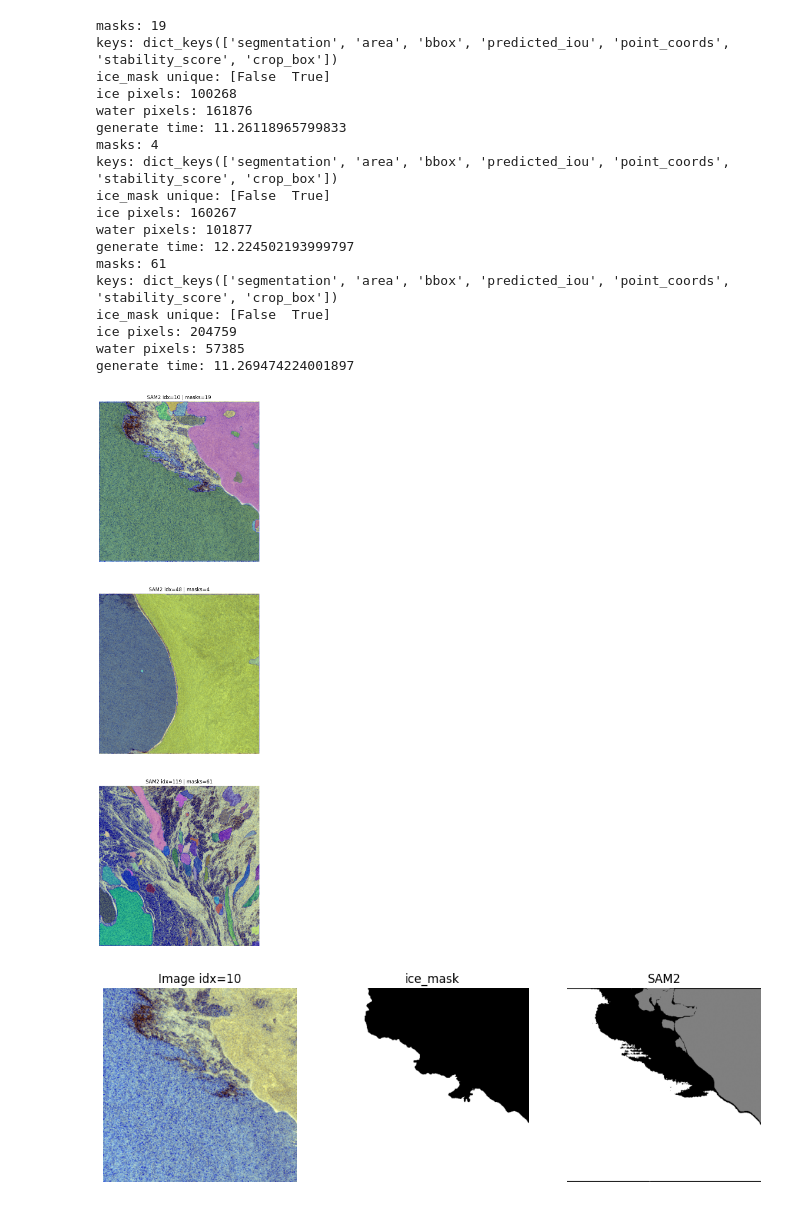
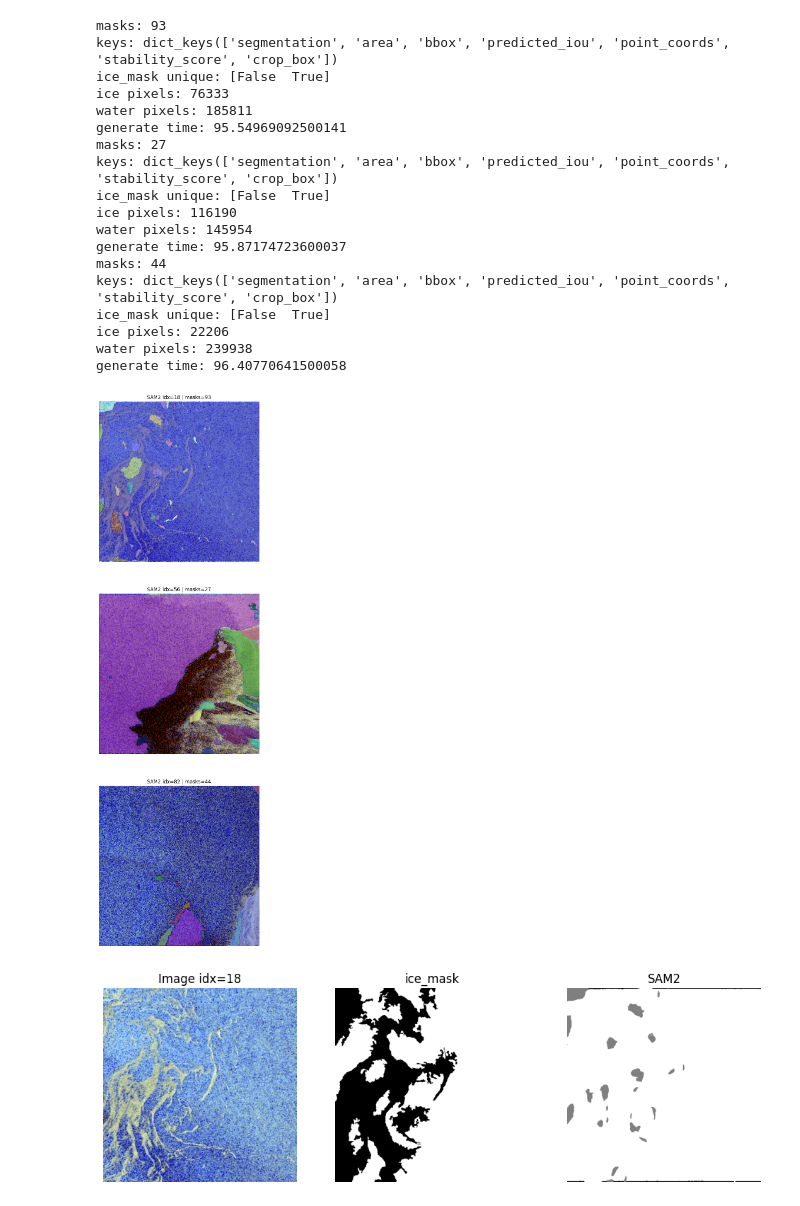
Before and after one commit to 1589presdm/sam2, a Jupyter notebook: experiments/parametrs_tuning.ipynb, the cells around one changed output. Drawn from its saved outputs; the diff is of its cells as text; code cells hidden in the pictures.

```diff
--- a/experiments/parametrs_tuning.ipynb
+++ b/experiments/parametrs_tuning.ipynb
@@ -26,7 +26,7 @@ def build_sam_model(model_cfg = "configs/sam2.1/sam2.1_hiera_l.yaml",
 def create_mask_generator(model):
     mask_generator_2 = SAM2AutomaticMaskGenerator(
         model=model,
-        points_per_side=32,
+        points_per_side=96,
         points_per_batch=128,
         pred_iou_thresh=0.5,
         stability_score_thresh=0.92,
@@ -70,6 +70,9 @@ def load_png_as_rgb(png_path):
     assert arr.ndim == 3 and arr.shape[2] == 3
     assert arr.dtype == np.uint8
     return arr
+# %%
+def get_data_root():
+    return Path.home() / "skimage_segmentation"
 # %%
 def load_rows_from_csv(csv_path):
     with csv_path.open(newline="", encoding="utf-8") as f:
@@ -99,12 +102,12 @@ def select_good_idxs(rows, min_fraction=0.05, max_fraction=0.95):
 
     return idxs
 # %%
-def run_sam_on_samples(rows, test_idxs, mask_generator):
+def run_sam_on_samples(rows, test_idxs, mask_generator, data_root):
     raw_results = []
 
     for idx in test_idxs:
-        png_path = rows[idx]["png_path"].strip()
-        npz_path = rows[idx]["npz_path"].strip()
+        png_path = data_root / rows[idx]["png_path"].strip()
+        npz_path = data_root / rows[idx]["npz_path"].strip()
 
         image = load_png_as_rgb(png_path)
 
@@ -243,47 +246,48 @@ def plot_error_maps(item):
 # %%
 def main():
     device = torch.device("cuda" if torch.cuda.is_available() else "cpu")
 
     sam2 = build_sam_model(device=device)
     mask_generator = create_mask_generator(sam2)
 
-    csv_path = Path.home() / "skimage_segmentation" / "paired.csv"
+    data_root = get_data_root()
+    csv_path = data_root / "paired.csv"
     rows = load_rows_from_csv(csv_path)
-    test_idxs = [10, 48, 119]
+    test_idxs = [18, 56, 82]
 
-    raw_results = run_sam_on_samples(rows, test_idxs, mask_generator)
+    raw_results = run_sam_on_samples(rows, test_idxs, mask_generator, data_root)
 
     analyzed_results = []
     for item in raw_results:
         analyzed = analyze_sample(item)
         analyzed_results.append(analyzed)
 
     show_sam_result(raw_results)
 
     for item in analyzed_results:
         plot_prediction_comparison(item)
         plot_error_maps(item)
 
 if __name__ == "__main__":
     main()
 # %% [output]
-masks: 19
+masks: 93
 keys: dict_keys(['segmentation', 'area', 'bbox', 'predicted_iou', 'point_coords', 'stability_score', 'crop_box'])
 ice_mask unique: [False  True]
-ice pixels: 100268
-water pixels: 161876
-generate time: 11.26118965799833
-masks: 4
+ice pixels: 76333
+water pixels: 185811
+generate time: 95.54969092500141
+masks: 27
 keys: dict_keys(['segmentation', 'area', 'bbox', 'predicted_iou', 'point_coords', 'stability_score', 'crop_box'])
 ice_mask unique: [False  True]
-ice pixels: 160267
-water pixels: 101877
-generate time: 12.224502193999797
-masks: 61
+ice pixels: 116190
+water pixels: 145954
+generate time: 95.87174723600037
+masks: 44
 keys: dict_keys(['segmentation', 'area', 'bbox', 'predicted_iou', 'point_coords', 'stability_score', 'crop_box'])
 ice_mask unique: [False  True]
-ice pixels: 204759
-water pixels: 57385
-generate time: 11.269474224001897
+ice pixels: 22206
+water pixels: 239938
+generate time: 96.40770641500058
-[figure, old version]
+[figure, new version]
-[figure, old version]
+[figure, new version]
```
Also changed, not shown: parts of 1 cell of this notebook, 10 other files.
